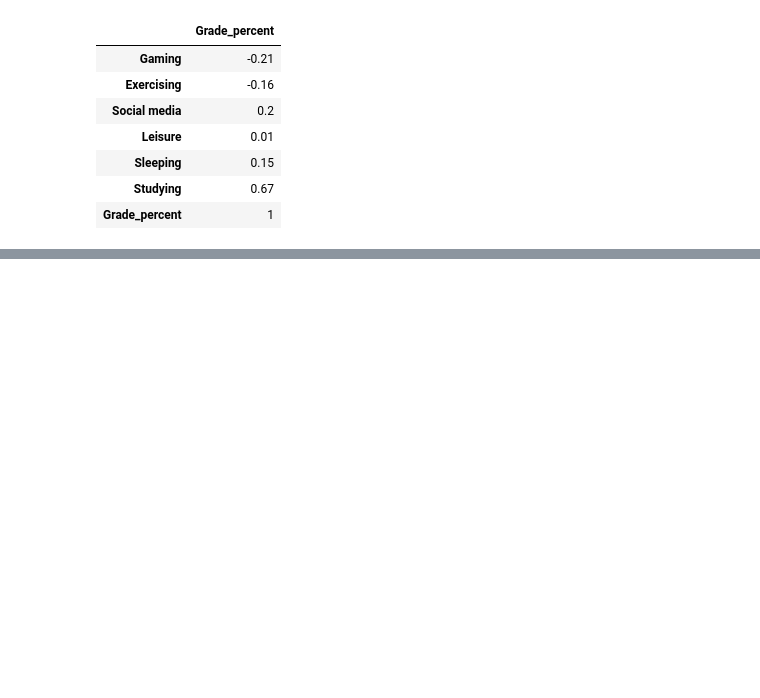
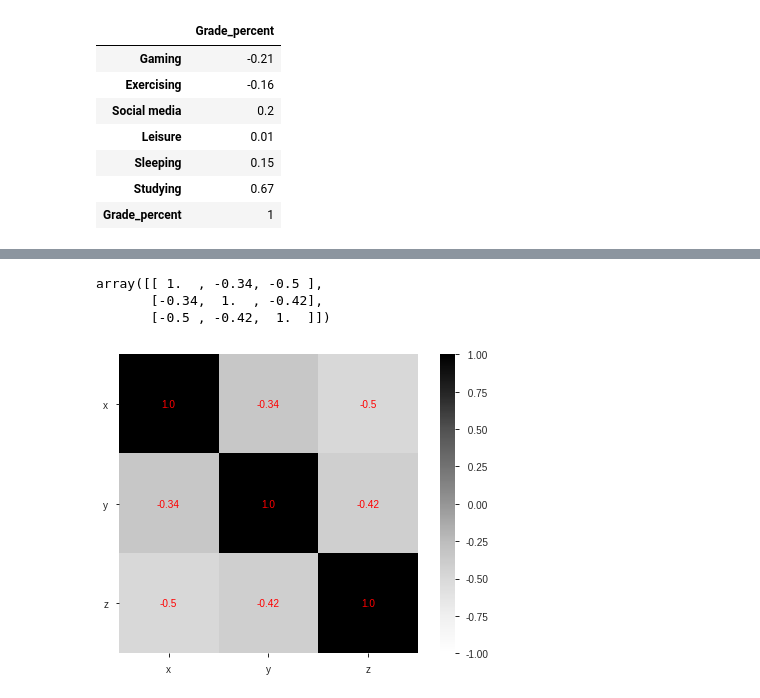
Before and after one commit to launda/avguide, a Jupyter notebook: BivariateAnalysisYr12_Maths.ipynb, the cells around one changed output, grey strips where cells are left out. Cells and saved outputs as stored; diff of their text form; code cells hidden in the pictures; blank space fills up the shorter version.

```diff
--- a/BivariateAnalysisYr12_Maths.ipynb
+++ b/BivariateAnalysisYr12_Maths.ipynb
@@ -497,0 +586,4 @@ round(relationship[['Grade_percent']],2).style.applymap(color_corr)
+# %%
+# https://www.w3resource.com/numpy/manipulation/reshape.php
+dat = np.reshape(dat, [3,50])
+dat[:2]
@@ -498,3 +599,27 @@ round(relationship[['Grade_percent']],2).style.applymap(color_corr)
+# %%
+# correlation does not look right !!
+corr_matrix = np.corrcoef(dat).round(decimals=2)
+corr_matrix
+# %% [output]
+array([[ 1.  , -0.34, -0.5 ],
+       [-0.34,  1.  , -0.42],
+       [-0.5 , -0.42,  1.  ]])
+# %%
+fig, ax = plt.subplots()
+im = ax.imshow(corr_matrix)
+im.set_clim(-1, 1)
+ax.grid(False)
+ax.xaxis.set(ticks=(0, 1, 2), ticklabels=('x', 'y', 'z'))
+ax.yaxis.set(ticks=(0, 1, 2), ticklabels=('x', 'y', 'z'))
+ax.set_ylim(2.5, -0.5)
+for i in range(3):
+    for j in range(3):
+        ax.text(j, i, corr_matrix[i, j], ha='center', va='center',
+                color='r')
+cbar = ax.figure.colorbar(im, ax=ax, format='% .2f')
+plt.show()
+# %% [output]
+[figure, added]
 # %%
 '''
 Lets use more than important features - ones with greater correlation
```
Also changed, not shown: parts of 12 cells of this notebook.
